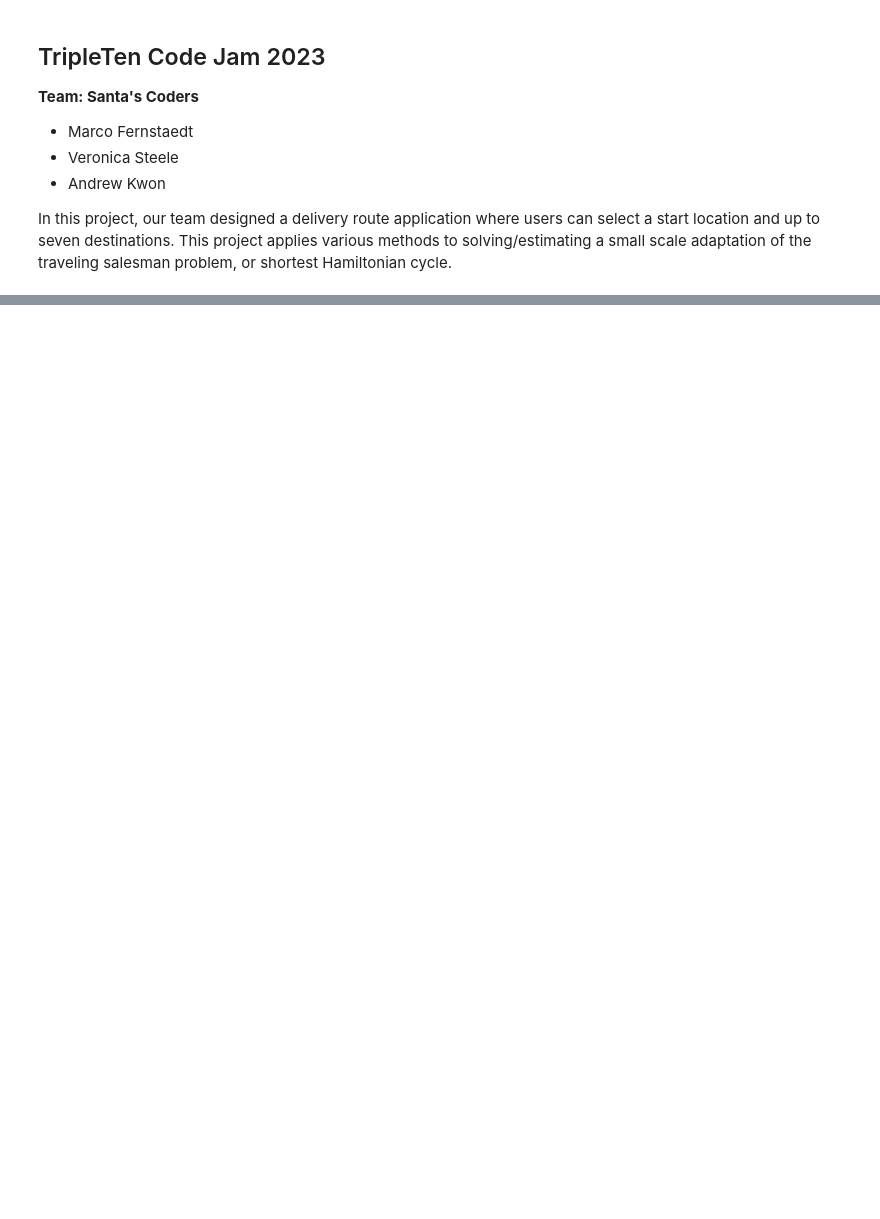
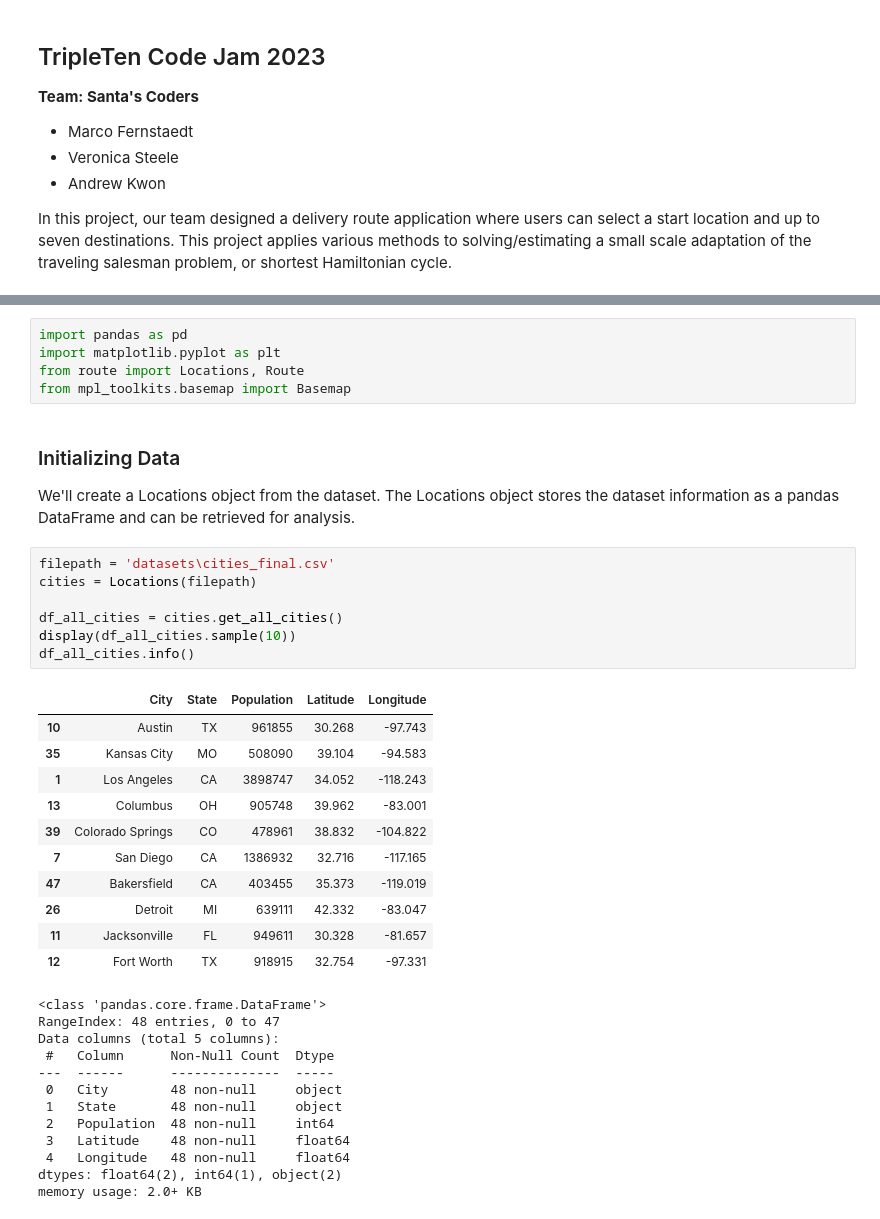
Before and after one commit to MarcoFernstaedt/RouteOptimizationCodeJam, a Jupyter notebook: driver_nb.ipynb, the cells around one changed output, grey strips where cells are left out. Drawn from its saved outputs; the diff is of its cells as text; blank space fills up the shorter version.

```diff
--- a/driver_nb.ipynb
+++ b/driver_nb.ipynb
@@ -117,0 +18,40 @@ Calculation Time: 0.0009965896606445312 seconds
+# %%
+import pandas as pd
+import matplotlib.pyplot as plt
+from route import Locations, Route
+from mpl_toolkits.basemap import Basemap
+# %% [markdown]
+### Initializing Data
+
+We'll create a Locations object from the dataset. The Locations object stores the dataset information as a pandas DataFrame and can be retrieved for analysis.
+# %%
+filepath = 'datasets\cities_final.csv'
+cities = Locations(filepath)
+
+df_all_cities = cities.get_all_cities()
+display(df_all_cities.sample(10))
+df_all_cities.info()
+# %% [output]
+|  | City | State | Population | Latitude | Longitude |
+| 10 | Austin | TX | 961855 | 30.268 | -97.743 |
+| 35 | Kansas City | MO | 508090 | 39.104 | -94.583 |
+| 1 | Los Angeles | CA | 3898747 | 34.052 | -118.243 |
+| 13 | Columbus | OH | 905748 | 39.962 | -83.001 |
+| 39 | Colorado Springs | CO | 478961 | 38.832 | -104.822 |
+| 7 | San Diego | CA | 1386932 | 32.716 | -117.165 |
+| 47 | Bakersfield | CA | 403455 | 35.373 | -119.019 |
+| 26 | Detroit | MI | 639111 | 42.332 | -83.047 |
+| 11 | Jacksonville | FL | 949611 | 30.328 | -81.657 |
+| 12 | Fort Worth | TX | 918915 | 32.754 | -97.331 |
+<class 'pandas.core.frame.DataFrame'>
+RangeIndex: 48 entries, 0 to 47
+Data columns (total 5 columns):
+ #   Column      Non-Null Count  Dtype
+---  ------      --------------  -----
+ 0   City        48 non-null     object
+ 1   State       48 non-null     object
+ 2   Population  48 non-null     int64
+ 3   Latitude    48 non-null     float64
+ 4   Longitude   48 non-null     float64
+dtypes: float64(2), int64(1), object(2)
+memory usage: 2.0+ KB
```
Also changed, not shown: parts of 34 cells of this notebook.
